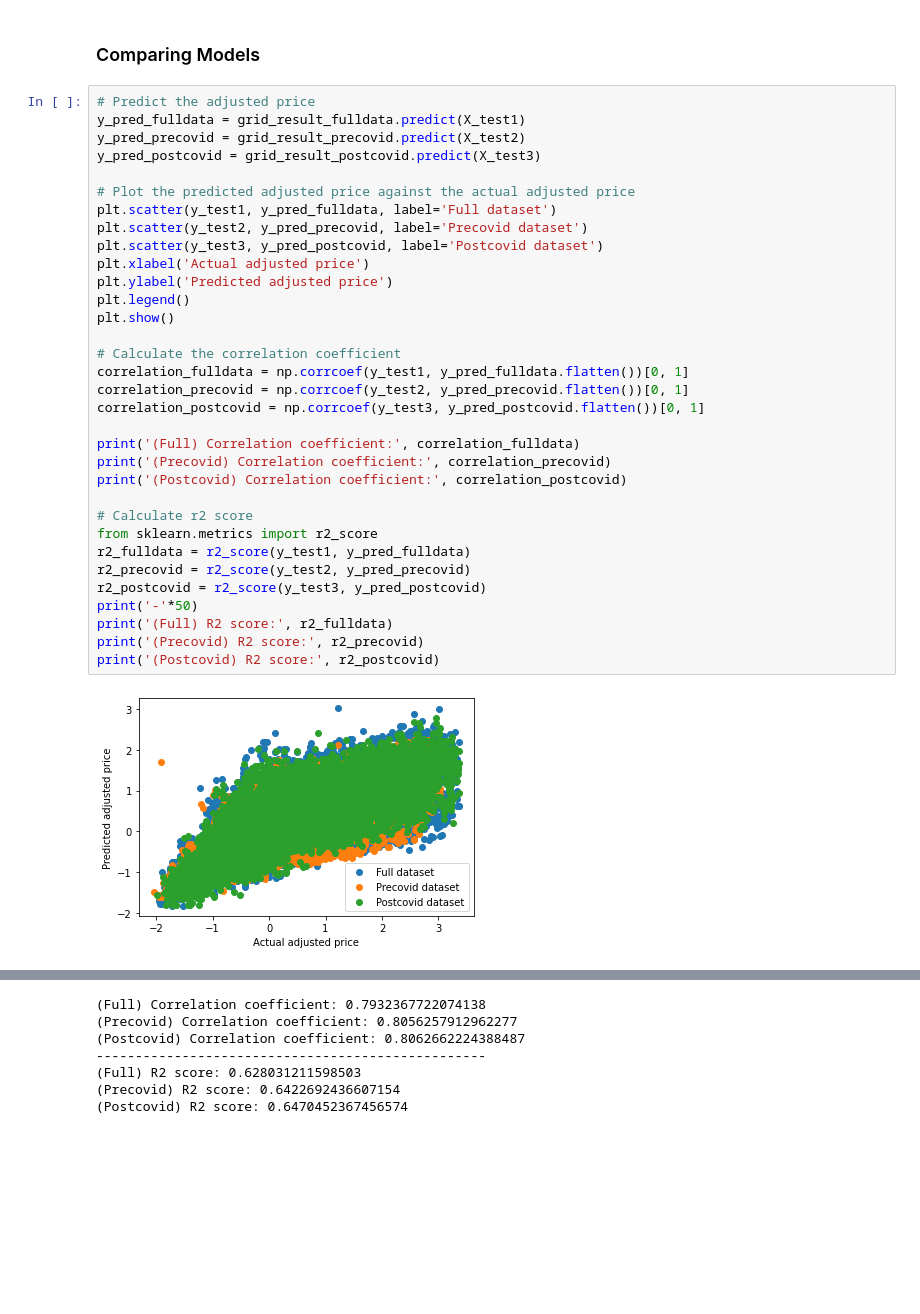
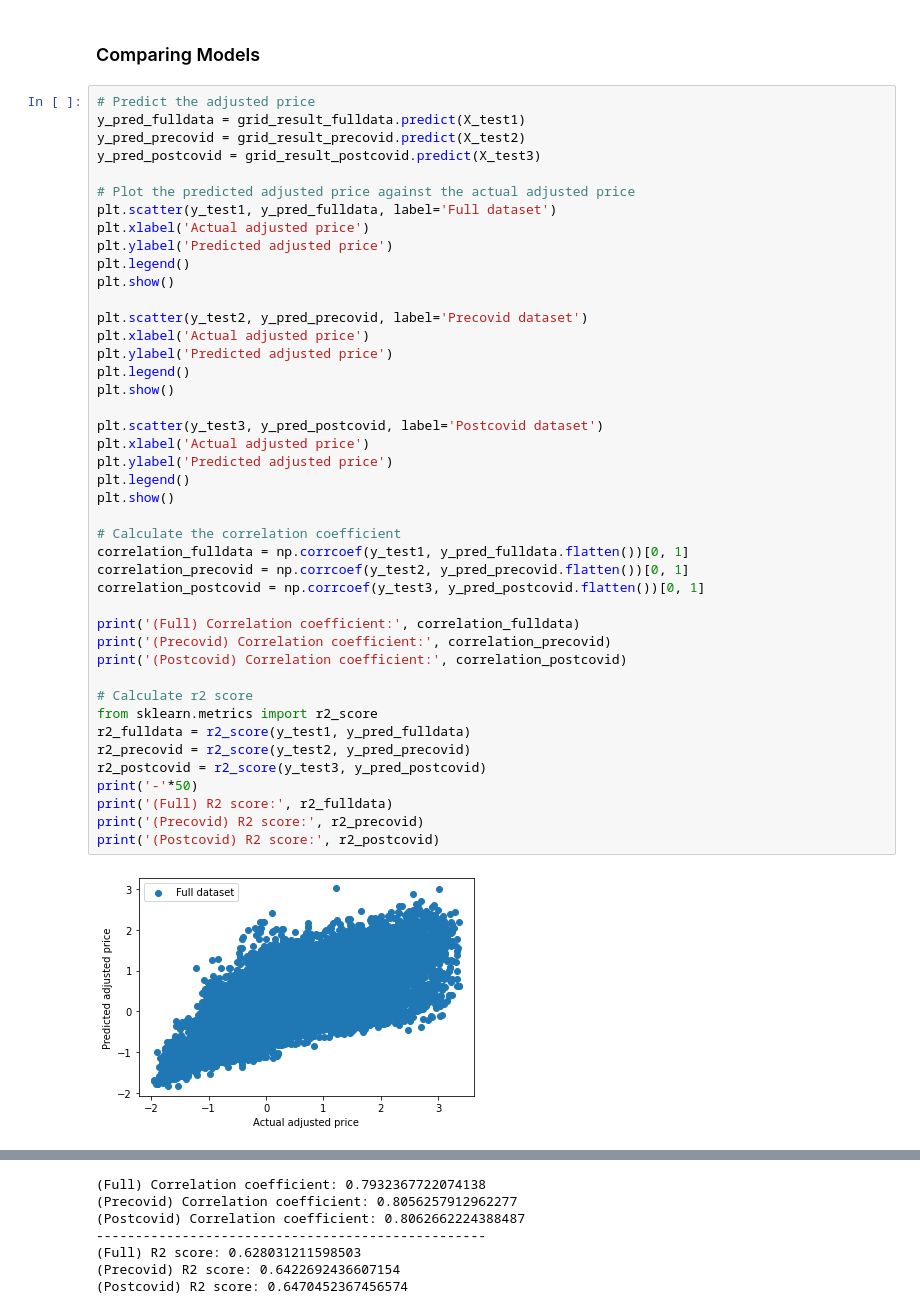
Before and after one commit to raphaelgohwx/datamining, a Jupyter notebook: CNN.ipynb, the cells around one changed output, grey strips where cells are left out. Saved outputs shown, nothing was run; the diff lists cells and outputs as text; blank space fills up the shorter version.

```diff
--- a/CNN.ipynb
+++ b/CNN.ipynb
@@ -390,31 +372,41 @@ y_pred_precovid = grid_result_precovid.predict(X_test2)
 y_pred_postcovid = grid_result_postcovid.predict(X_test3)
 
 # Plot the predicted adjusted price against the actual adjusted price
 plt.scatter(y_test1, y_pred_fulldata, label='Full dataset')
+plt.xlabel('Actual adjusted price')
+plt.ylabel('Predicted adjusted price')
+plt.legend()
+plt.show()
+
 plt.scatter(y_test2, y_pred_precovid, label='Precovid dataset')
+plt.xlabel('Actual adjusted price')
+plt.ylabel('Predicted adjusted price')
+plt.legend()
+plt.show()
+
 plt.scatter(y_test3, y_pred_postcovid, label='Postcovid dataset')
 plt.xlabel('Actual adjusted price')
 plt.ylabel('Predicted adjusted price')
 plt.legend()
 plt.show()
 
 # Calculate the correlation coefficient
 correlation_fulldata = np.corrcoef(y_test1, y_pred_fulldata.flatten())[0, 1]
 correlation_precovid = np.corrcoef(y_test2, y_pred_precovid.flatten())[0, 1]
 correlation_postcovid = np.corrcoef(y_test3, y_pred_postcovid.flatten())[0, 1]
 
 print('(Full) Correlation coefficient:', correlation_fulldata)
 print('(Precovid) Correlation coefficient:', correlation_precovid)
 print('(Postcovid) Correlation coefficient:', correlation_postcovid)
 
 # Calculate r2 score
 from sklearn.metrics import r2_score
 r2_fulldata = r2_score(y_test1, y_pred_fulldata)
 r2_precovid = r2_score(y_test2, y_pred_precovid)
 r2_postcovid = r2_score(y_test3, y_pred_postcovid)
 print('-'*50)
 print('(Full) R2 score:', r2_fulldata)
 print('(Precovid) R2 score:', r2_precovid)
 print('(Postcovid) R2 score:', r2_postcovid)
 # %% [output]
-[figure, old version]
+[figure, new version]
```
Also changed, not shown: parts of 4 cells of this notebook, 1 other file.
